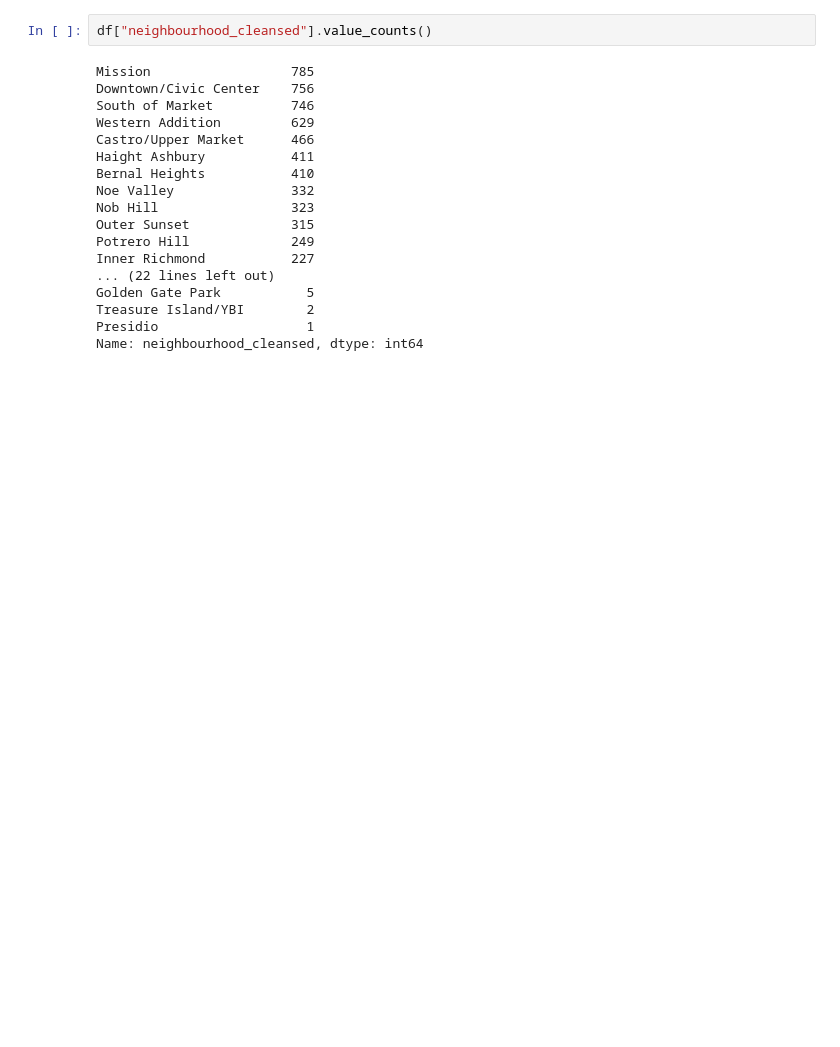
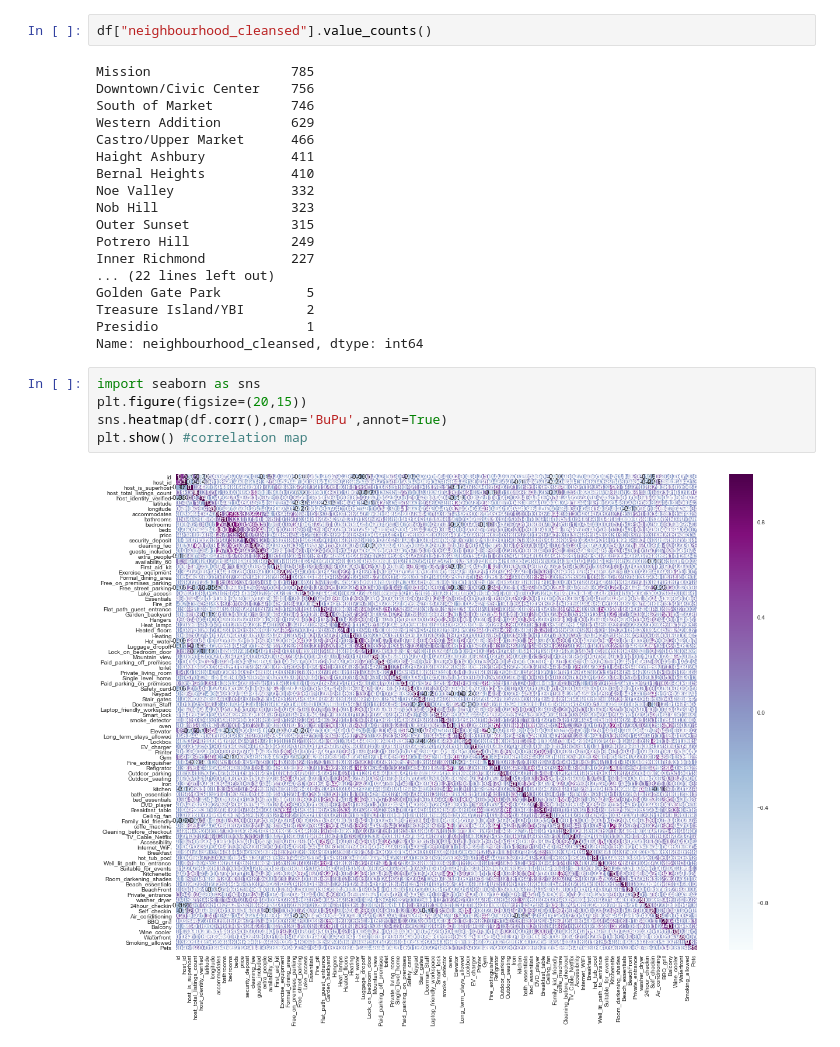
Before and after one commit to shabnami/Capstone_project_Airbnb, a Jupyter notebook: Airbnb.ipynb, the cells around one changed output. Drawn from its saved outputs; the diff is of its cells as text; blank space fills up the shorter version.

```diff
--- a/Airbnb.ipynb
+++ b/Airbnb.ipynb
@@ -1012,3 +1098,10 @@ Golden Gate Park           5
 Treasure Island/YBI        2
 Presidio                   1
 Name: neighbourhood_cleansed, dtype: int64
+# %%
+import seaborn as sns
+plt.figure(figsize=(20,15))
+sns.heatmap(df.corr(),cmap='BuPu',annot=True)
+plt.show() #correlation map
+# %% [output]
+[figure, added]
```
Also changed, not shown: parts of 20 cells of this notebook.
